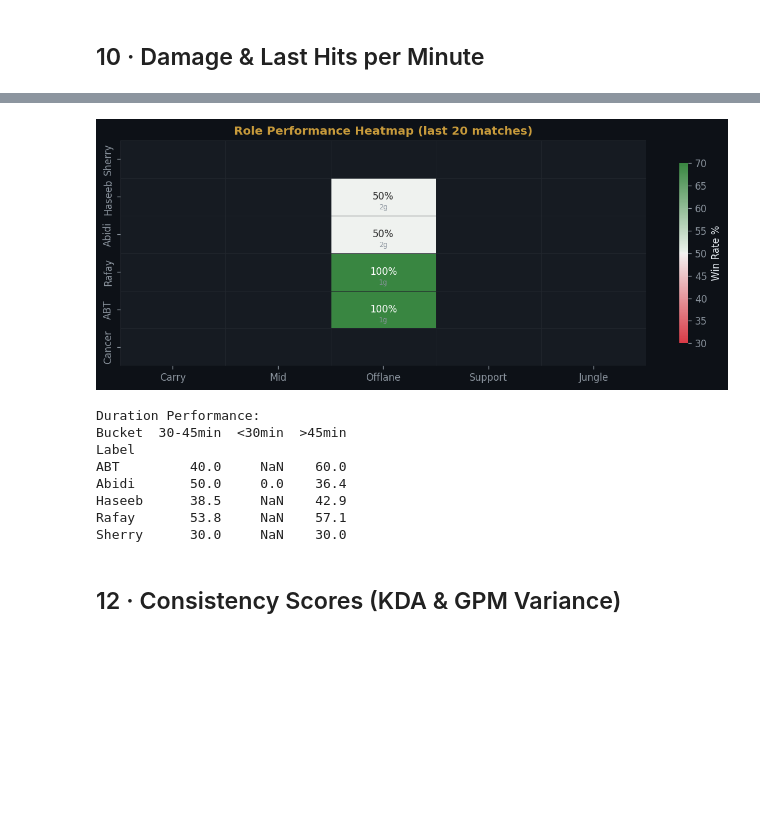
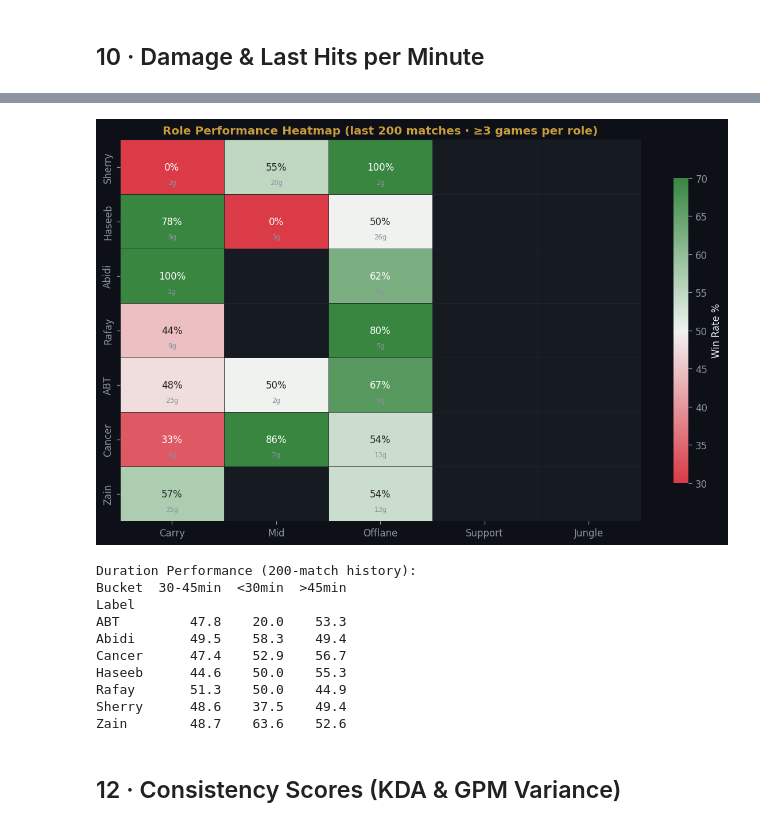
Before and after one commit to AliAbidi555/Dota-2-WR-Simulation-, a Jupyter notebook: notebook.ipynb, the cells around one changed output, grey strips where cells are left out. Saved outputs shown, nothing was run; the diff lists cells and outputs as text; code cells hidden in the pictures; blank space fills up the shorter version.

```diff
--- a/notebook.ipynb
+++ b/notebook.ipynb
@@ -377,17 +420,17 @@ plt.show()
 # %% [markdown]
 ## 6 · GPM / XPM Scatter (coloured by win/loss)
 # %%
-fig, axes = plt.subplots(1, len(D), figsize=(14, 4), sharey=False)
-fig.suptitle('GPM vs XPM — Last 20 Matches', color=GOLD, fontsize=12, fontweight='bold')
+fig, axes = plt.subplots(1, len(D), figsize=(len(D) * 3, 4), sharey=False)
+fig.suptitle('GPM vs XPM — Last 200 Matches', color=GOLD, fontsize=12, fontweight='bold')
 
 for ax, (aid, d), col in zip(axes, D.items(), PALETTE):
-    matches = d['recent'][:20]
+    matches = get_matches(aid)
     gpms = [m['gold_per_min'] for m in matches]
     xpms = [m['xp_per_min']   for m in matches]
     colors = [GREEN if m['won'] else RED for m in matches]
-    ax.scatter(gpms, xpms, c=colors, s=40, alpha=0.8, edgecolors='none')
-    ax.axvline(np.mean(gpms), color=col, linewidth=0.8, linestyle='--', alpha=0.7)
-    ax.axhline(np.mean(xpms), color=col, linewidth=0.8, linestyle='--', alpha=0.7)
+    ax.scatter(gpms, xpms, c=colors, s=18, alpha=0.5, edgecolors='none')
+    ax.axvline(np.mean(gpms), color=col, linewidth=0.9, linestyle='--', alpha=0.8)
+    ax.axhline(np.mean(xpms), color=col, linewidth=0.9, linestyle='--', alpha=0.8)
     ax.set_title(d['label'], fontsize=10); ax.set_xlabel('GPM', fontsize=8); ax.set_ylabel('XPM', fontsize=8)
     ax.tick_params(labelsize=7); ax.grid(alpha=0.25)
 
@@ -596,23 +659,26 @@ Sherry    600.4    4.57   3266.0
 # %%
 ROLE_ORDER = ['Carry', 'Mid', 'Offlane', 'Support', 'Jungle']
 
-# Build role stats from recentMatches (lane_role field)
+# Build role stats from 200-match DEEP cache (lane_role field)
 role_data = {}
 for aid, d in D.items():
-    label = d['label']
+    label   = d['label']
     buckets = {rn: {'games': 0, 'wins': 0} for rn in ROLE_NAMES.values()}
-    for m in d['recent'][:20]:
+    for m in get_matches(aid):
         rn = ROLE_NAMES.get(m.get('lane_role'))
-        if not rn: continue
+        if not rn:
+            continue
         buckets[rn]['games'] += 1
-        if m['won']: buckets[rn]['wins'] += 1
+        if m['won']:
+            buckets[rn]['wins'] += 1
     role_data[label] = {
-        rn: {'games': v['games'], 'winrate': round(v['wins']/v['games']*100,1) if v['games'] else np.nan}
+        rn: {'games': v['games'],
+             'winrate': round(v['wins'] / v['games'] * 100, 1) if v['games'] else np.nan}
         for rn, v in buckets.items()
     }
 
 # Heatmap: players × roles, colour = winrate
-labels_p = list(role_data.keys())
+labels_p     = list(role_data.keys())
 wr_matrix    = np.full((len(labels_p), len(ROLE_ORDER)), np.nan)
 games_matrix = np.zeros((len(labels_p), len(ROLE_ORDER)), dtype=int)
 
@@ -623,55 +689,56 @@ for i, label in enumerate(labels_p):
         games_matrix[i, j] = rd.get('games', 0)
 
 df_role_wr = pd.DataFrame(wr_matrix,    index=labels_p, columns=ROLE_ORDER)
-df_role_g  = pd.DataFrame(games_matrix, index=labels_p, columns=ROLE_ORDER)
+annot_fn   = lambda v: f'{v:.0f}%' if not np.isnan(v) else '—'
+annot_df   = df_role_wr.map(annot_fn)
 
-# Build annotation strings: "55%" or "—"
-# .applymap was renamed to .map in pandas 2.1
-annot_fn = lambda v: f'{v:.0f}%' if not np.isnan(v) else '—'
-annot_df = df_role_wr.map(annot_fn)
-
-fig, ax = plt.subplots(figsize=(10, 4))
+fig, ax = plt.subplots(figsize=(10, max(4, len(labels_p) * 0.9)))
 fig.patch.set_facecolor('#0d1117')
 sns.heatmap(df_role_wr, ax=ax, cmap=sns.diverging_palette(10, 130, as_cmap=True),
             center=50, vmin=30, vmax=70,
             annot=annot_df, fmt='', linewidths=0.5, linecolor='#21262d',
             cbar_kws={'label': 'Win Rate %', 'shrink': 0.8})
-ax.set_title('Role Performance Heatmap (last 20 matches)', color=GOLD, fontsize=12, fontweight='bold')
+ax.set_title(f'Role Performance Heatmap (last {MATCH_LIMIT} matches · ≥3 games per role)',
+             color=GOLD, fontsize=12, fontweight='bold')
 ax.set_xlabel(''); ax.set_ylabel('')
 
-# Overlay game counts in small text
+# Overlay game counts
 for i in range(len(labels_p)):
     for j in range(len(ROLE_ORDER)):
         g = games_matrix[i, j]
         if g > 0:
-            ax.text(j+0.5, i+0.78, f'{g}g', ha='center', va='center', fontsize=7, color='#8b949e')
+            ax.text(j + 0.5, i + 0.78, f'{g}g',
+                    ha='center', va='center', fontsize=7, color='#8b949e')
 
 plt.tight_layout()
 plt.savefig('notebook_cache/t2_role_heatmap.png', bbox_inches='tight', facecolor='#0d1117')
 plt.show()
 
 # Duration buckets
 dur_data = []
 for aid, d in D.items():
     for bucket, lo, hi in [('<30min', 0, 1800), ('30-45min', 1800, 2700), ('>45min', 2700, 9999)]:
-        ms = [m for m in d['recent'][:20] if lo <= m.get('duration',0) < hi]
-        if not ms: continue
+        ms = [m for m in get_matches(aid) if lo <= m.get('duration', 0) < hi]
+        if not ms:
+            continue
         wr = round(sum(1 for m in ms if m['won']) / len(ms) * 100, 1)
         dur_data.append({'Label': d['label'], 'Bucket': bucket, 'Games': len(ms), 'WR%': wr})
 
 df_dur = pd.DataFrame(dur_data)
-print('\nDuration Performance:')
+print(f'\nDuration Performance ({MATCH_LIMIT}-match history):')
 print(df_dur.pivot_table(index='Label', columns='Bucket', values='WR%').to_string())
 # %% [output]
-[figure, old version]
+[figure, new version]
-Duration Performance:
+Duration Performance (200-match history):
 Bucket  30-45min  <30min  >45min
 Label
-ABT         40.0     NaN    60.0
-Abidi       50.0     0.0    36.4
-Haseeb      38.5     NaN    42.9
-Rafay       53.8     NaN    57.1
-Sherry      30.0     NaN    30.0
+ABT         47.8    20.0    53.3
+Abidi       49.5    58.3    49.4
+Cancer      47.4    52.9    56.7
+Haseeb      44.6    50.0    55.3
+Rafay       51.3    50.0    44.9
+Sherry      48.6    37.5    49.4
+Zain        48.7    63.6    52.6
 # %% [markdown]
 ## 12 · Consistency Scores (KDA & GPM Variance)
 # %%
```
Also changed, not shown: parts of 15 cells of this notebook, 7 other files.
